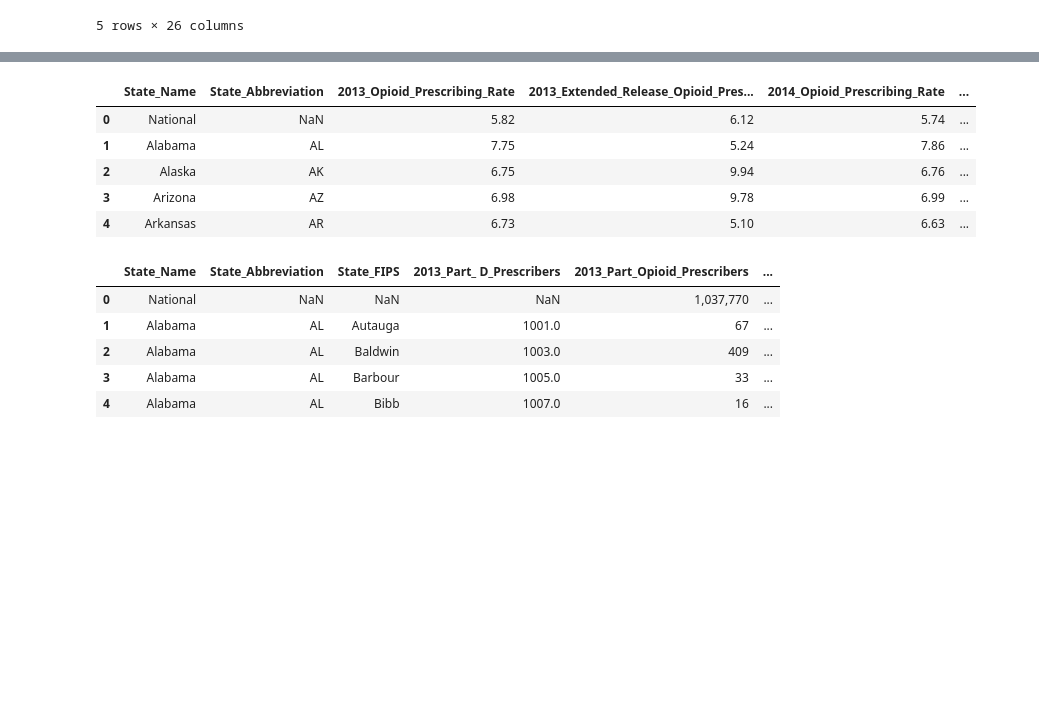
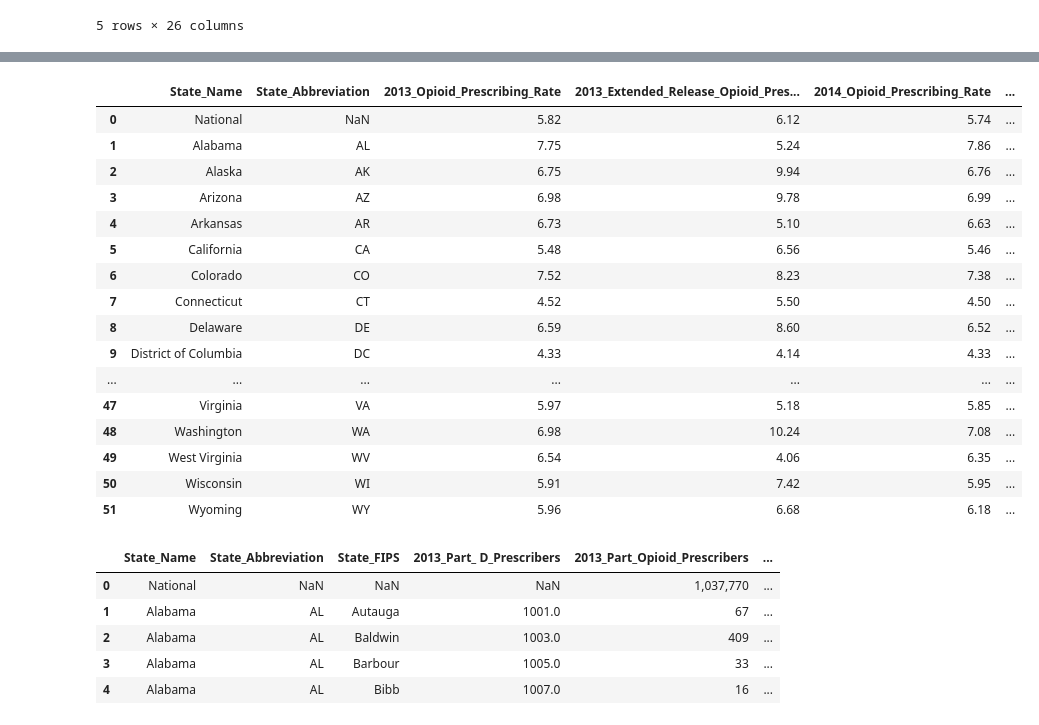
Before and after one commit to christa-fields/GWU_Databootcamp_Project_1, a Jupyter notebook: Opioid_Prescriber_Data_Cleanup_v2.ipynb, the cells around one changed output, grey strips where cells are left out. Cells and saved outputs as stored; diff of their text form; code cells hidden in the pictures; blank space fills up the shorter version.

```diff
--- a/Opioid_Prescriber_Data_Cleanup_v2.ipynb
+++ b/Opioid_Prescriber_Data_Cleanup_v2.ipynb
@@ -18,14 +38,25 @@ prescriber_state_df.head()
 # %%
 #Selected the opioid prescribe rate columsn for years 2013-2015
-prescriber_state_rate_df = prescriber_state_df[["State_Name","State_Abbreviation","2013_Opioid_Prescribing_Rate","2013_Extended_Release_Opioid_Prescribing_Rate","2014_Opioid_Prescribing_Rate","2014_Extended_Release_Opioid_Prescribing_Rate","2015_Opioid_Prescribing_Rate","2015_Extended_Release_Opioid_Prescribing_ Rate","2013_2015_Change_in_Opioid_Prescribing_Rate",'2013_2015_Change_in_Opioid_Prescribing_Rate']].head()
-prescriber_state_rate_df.head()
+prescriber_state_rate_df = prescriber_state_df[["State_Name","State_Abbreviation","2013_Opioid_Prescribing_Rate","2013_Extended_Release_Opioid_Prescribing_Rate","2014_Opioid_Prescribing_Rate","2014_Extended_Release_Opioid_Prescribing_Rate","2015_Opioid_Prescribing_Rate","2015_Extended_Release_Opioid_Prescribing_ Rate","2013_2015_Change_in_Opioid_Prescribing_Rate","2013_2015_Change_in_Extended_Release_Opioid_Prescribing_Rate "]]
+prescriber_state_rate_df
 # %% [output]
 |  | State_Name | State_Abbreviation | 2013_Opioid_Prescribing_Rate | 2013_Extended_Release_Opioid_Pres... | 2014_Opioid_Prescribing_Rate | ... |
 | 0 | National | NaN | 5.82 | 6.12 | 5.74 | ... |
 | 1 | Alabama | AL | 7.75 | 5.24 | 7.86 | ... |
 | 2 | Alaska | AK | 6.75 | 9.94 | 6.76 | ... |
 | 3 | Arizona | AZ | 6.98 | 9.78 | 6.99 | ... |
 | 4 | Arkansas | AR | 6.73 | 5.10 | 6.63 | ... |
+| 5 | California | CA | 5.48 | 6.56 | 5.46 | ... |
+| 6 | Colorado | CO | 7.52 | 8.23 | 7.38 | ... |
+| 7 | Connecticut | CT | 4.52 | 5.50 | 4.50 | ... |
+| 8 | Delaware | DE | 6.59 | 8.60 | 6.52 | ... |
+| 9 | District of Columbia | DC | 4.33 | 4.14 | 4.33 | ... |
+| ... | ... | ... | ... | ... | ... | ... |
+| 47 | Virginia | VA | 5.97 | 5.18 | 5.85 | ... |
+| 48 | Washington | WA | 6.98 | 10.24 | 7.08 | ... |
+| 49 | West Virginia | WV | 6.54 | 4.06 | 6.35 | ... |
+| 50 | Wisconsin | WI | 5.91 | 7.42 | 5.95 | ... |
+| 51 | Wyoming | WY | 5.96 | 6.68 | 6.18 | ... |
 # %%
 # Took CMS Medicare Part D Opioid Prescribing Geographic 2013 2015 Excel file and created CSV files for the three taps 1) state 2) county and 3) zip
 # Stored presciber-state file in a variable
```
Also changed, not shown: parts of 11 cells of this notebook.
